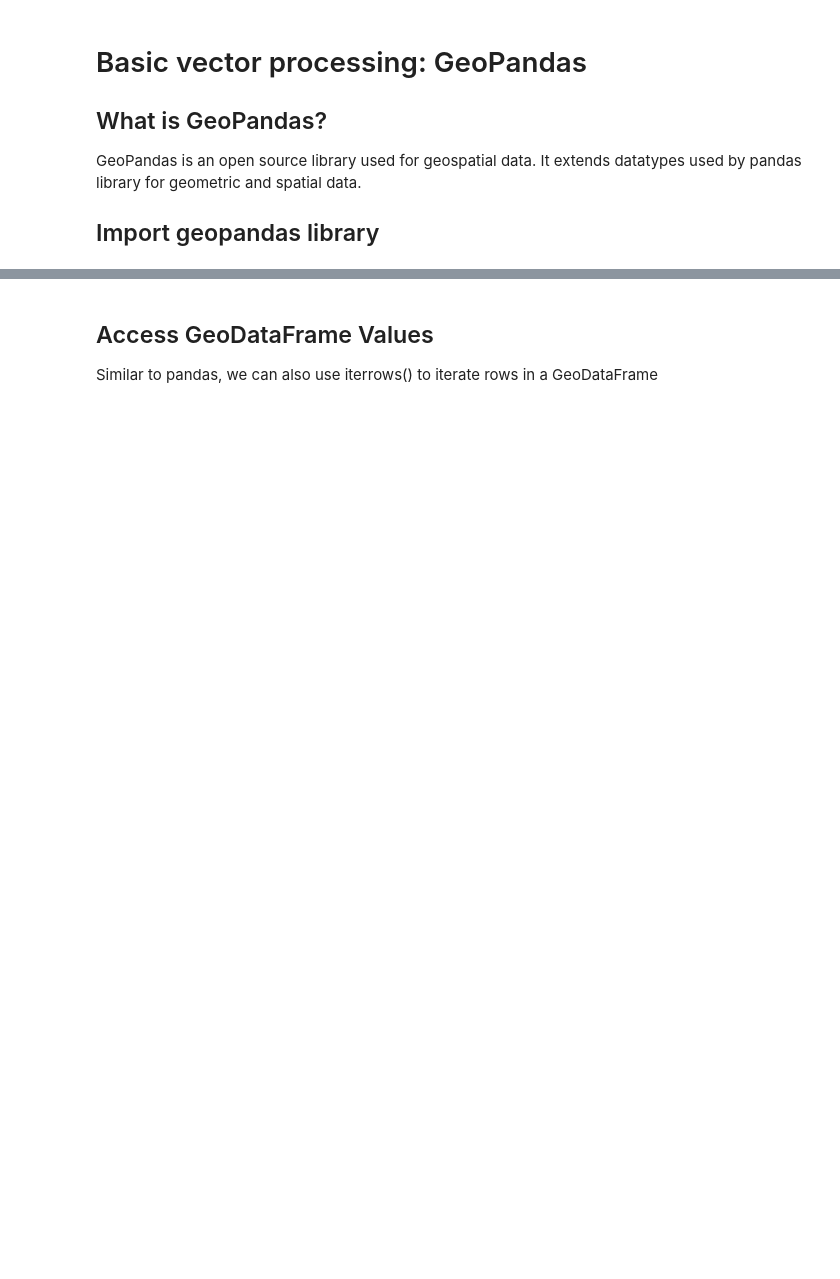
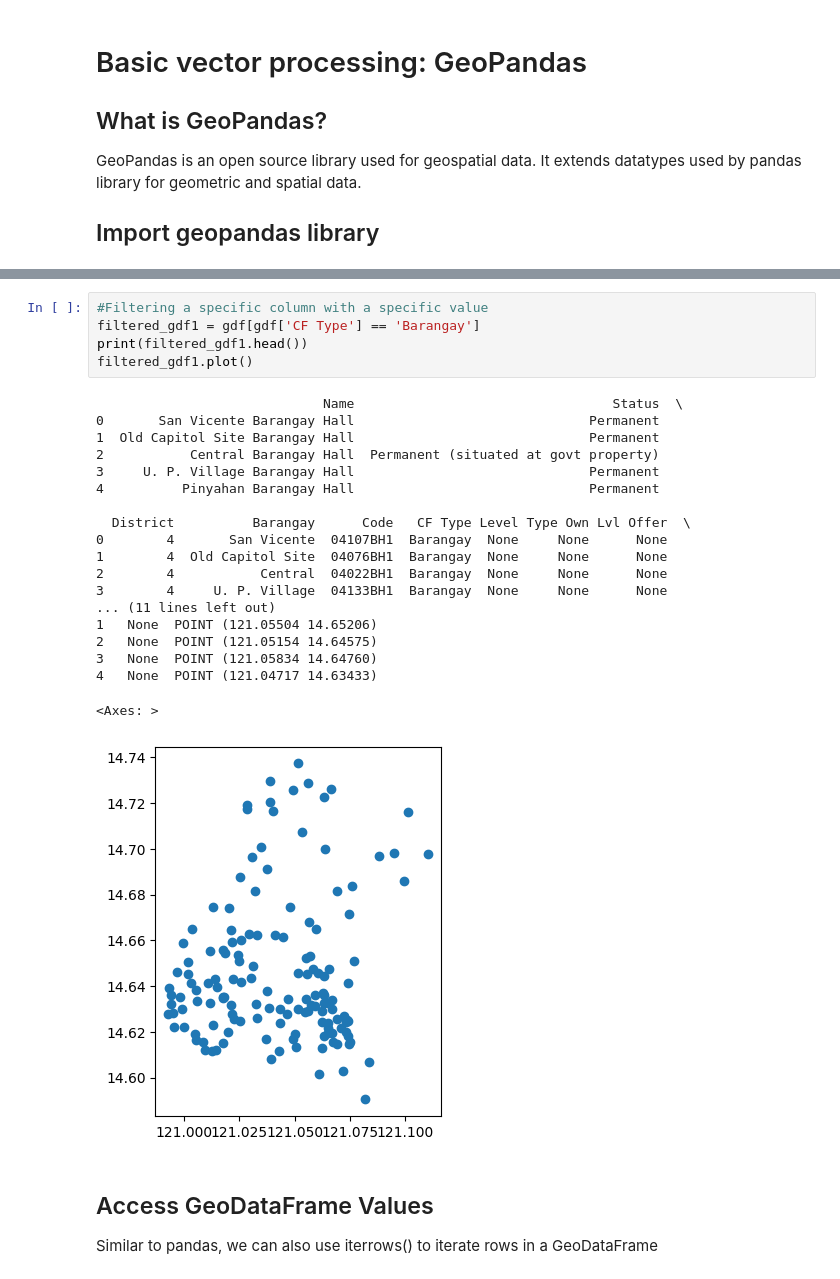
Before and after one commit to UPRI-NOAH/foss-4g-asia-2023, a Jupyter notebook: geopandas.ipynb, the cells around one changed output, grey strips where cells are left out. Drawn from its saved outputs; the diff is of its cells as text; blank space fills up the shorter version.

```diff
--- a/geopandas.ipynb
+++ b/geopandas.ipynb
@@ -20,3 +66,28 @@ gdf.plot()
+# %%
+#Filtering a specific column with a specific value
+filtered_gdf1 = gdf[gdf['CF Type'] == 'Barangay']
+print(filtered_gdf1.head())
+filtered_gdf1.plot()
+# %% [output]
+                             Name                                 Status  \
+0       San Vicente Barangay Hall                              Permanent
+1  Old Capitol Site Barangay Hall                              Permanent
+2           Central Barangay Hall  Permanent (situated at govt property)
+3     U. P. Village Barangay Hall                              Permanent
+4          Pinyahan Barangay Hall                              Permanent
+
+  District          Barangay      Code   CF Type Level Type Own Lvl Offer  \
+0        4       San Vicente  04107BH1  Barangay  None     None      None
+1        4  Old Capitol Site  04076BH1  Barangay  None     None      None
+2        4           Central  04022BH1  Barangay  None     None      None
+3        4     U. P. Village  04133BH1  Barangay  None     None      None
+... (11 lines left out)
+1   None  POINT (121.05504 14.65206)
+2   None  POINT (121.05154 14.64575)
+3   None  POINT (121.05834 14.64760)
+4   None  POINT (121.04717 14.63433)
+<Axes: >
+[figure, added]
 # %% [markdown]
 ## Access GeoDataFrame Values
 Similar to pandas, we can also use iterrows() to iterate rows in a GeoDataFrame
```
Also changed, not shown: parts of 15 cells of this notebook, 2 other files.
